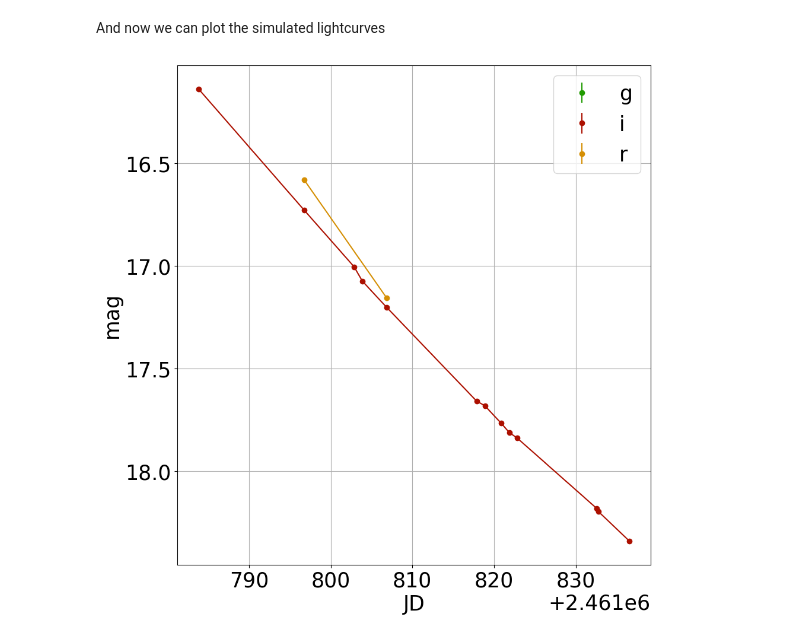
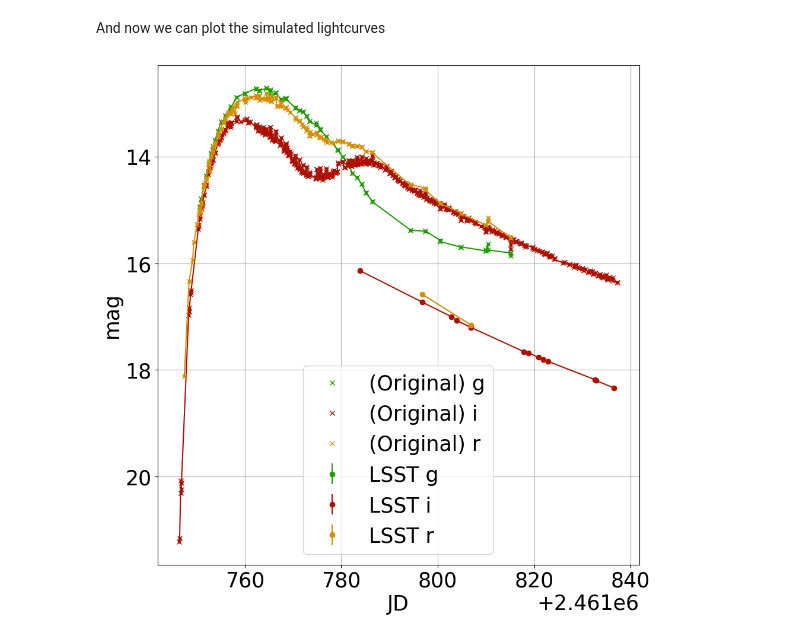
Before and after one commit to rachel3834/bitbucket, a Jupyter notebook: simulated_rubin_sne_lightcurve.ipynb, the cells around one changed output. Saved outputs shown, nothing was run; the diff lists cells and outputs as text; code cells hidden in the pictures.

Commit message:
Added original lightcurve

```diff
--- a/simulated_rubin_sne_lightcurve.ipynb
+++ b/simulated_rubin_sne_lightcurve.ipynb
@@ -292,28 +292,32 @@ And now we can plot the simulated lightcurves
 # %%
 fig = plt.figure(1, (10, 10))
 
 plot_colors = {'g': '#209b01', 'r': '#d58f04', 'i': '#ac1000'}
 
 for f, lc in sim_lcs.items():
     plt.errorbar(
         lc['JD'], lc['mag'], yerr=lc['mag_error'],
         marker='o', markerfacecolor=plot_colors[f], markeredgecolor=plot_colors[f],
-        linestyle=' ', ecolor=plot_colors[f], label=f)
+        linestyle=' ', ecolor=plot_colors[f], label='LSST '+f)
 
     if len(lc) > 0:
         plt.plot(lc['JD'], interp_lc[f](lc['JD'])+mag_offset,
                  marker='.', color=plot_colors[f],
                  linestyle='-')
+
+    orig_lc = lightcurves[f]
+    plt.plot(orig_lc['JD'], orig_lc['mag'], marker='x', linestyle=' ', color=plot_colors[f], label='(Original) '+f)
+    plt.plot(orig_lc['JD'], interp_lc[f](orig_lc['JD']), marker='.', color=plot_colors[f], linestyle='-')
 
 plt.rcParams.update({'font.size': 25})
 plt.xlabel('JD')
 plt.ylabel('mag')
 plt.gca().invert_yaxis()
 plt.legend()
 plt.grid()
 
 #plt.show()
 plt.tight_layout()
 plt.savefig('/Users/rstreet/cassiopeia/GrantProposals/2024/NSF_AAG/Howell_proposal/lsst_v4_sim_sne.png')
 # %% [output]
-[figure, old version]
+[figure, new version]
```
